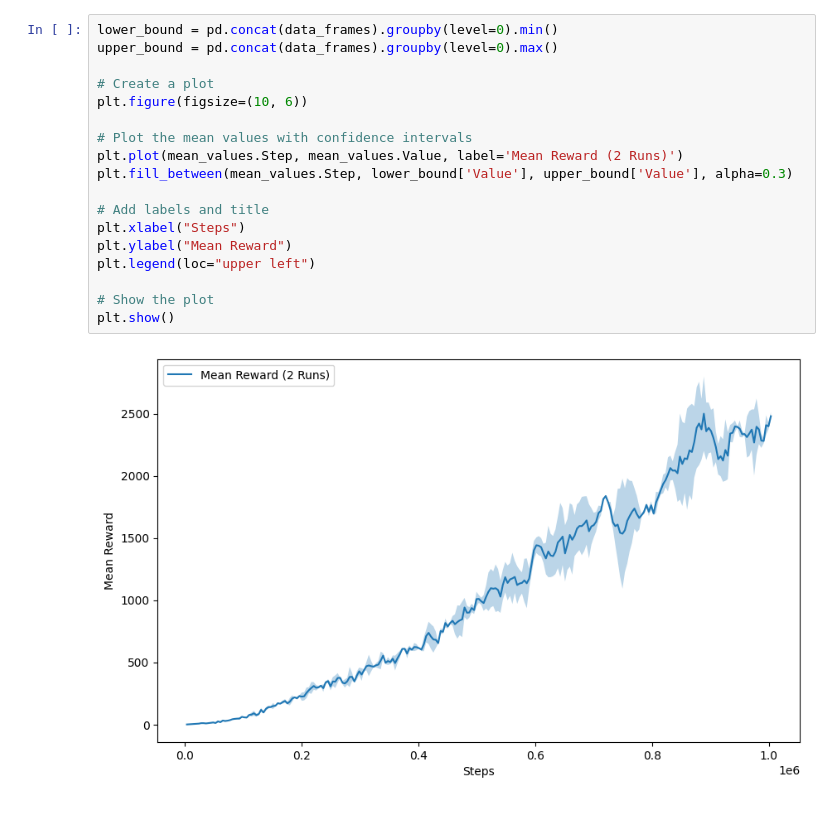
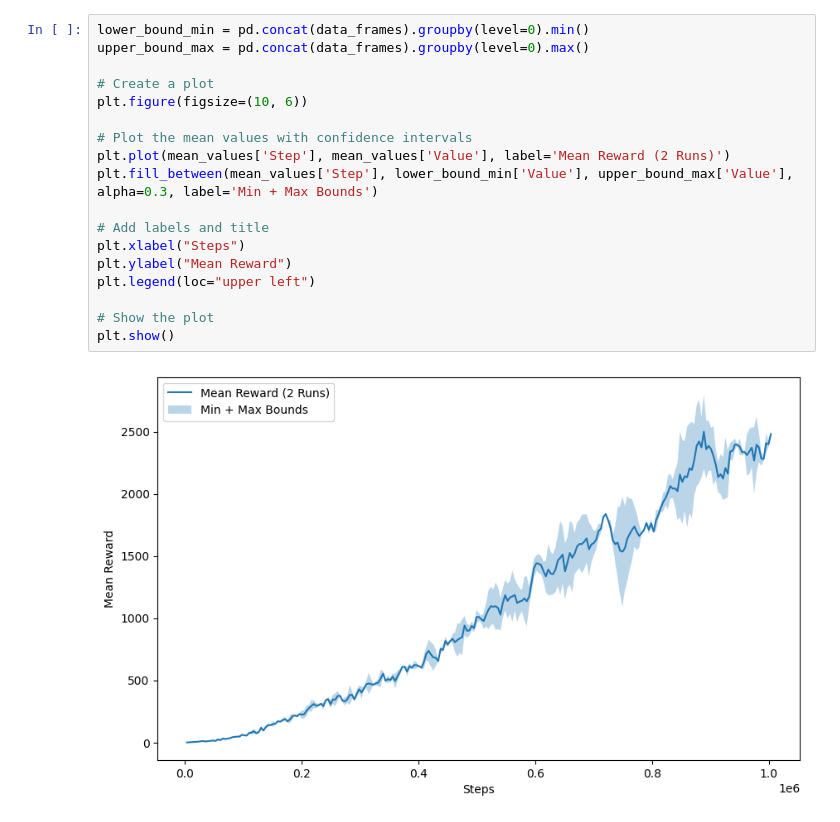
Before and after one commit to visuallization/rl_master_thesis_evaluation, a Jupyter notebook: upper_lower_bounds.ipynb, the cells around one changed output. Drawn from its saved outputs; the diff is of its cells as text.

```diff
--- a/upper_lower_bounds.ipynb
+++ b/upper_lower_bounds.ipynb
@@ -116,20 +108,20 @@ plt.show()
 # %%
-lower_bound = pd.concat(data_frames).groupby(level=0).min()
-upper_bound = pd.concat(data_frames).groupby(level=0).max()
+lower_bound_min = pd.concat(data_frames).groupby(level=0).min()
+upper_bound_max = pd.concat(data_frames).groupby(level=0).max()
 
 # Create a plot
 plt.figure(figsize=(10, 6))
 
 # Plot the mean values with confidence intervals
-plt.plot(mean_values.Step, mean_values.Value, label='Mean Reward (2 Runs)')
-plt.fill_between(mean_values.Step, lower_bound['Value'], upper_bound['Value'], alpha=0.3)
+plt.plot(mean_values['Step'], mean_values['Value'], label='Mean Reward (2 Runs)')
+plt.fill_between(mean_values['Step'], lower_bound_min['Value'], upper_bound_max['Value'], alpha=0.3, label='Min + Max Bounds')
 
 # Add labels and title
 plt.xlabel("Steps")
 plt.ylabel("Mean Reward")
 plt.legend(loc="upper left")
 
 # Show the plot
 plt.show()
 # %% [output]
-[figure, old version]
+[figure, new version]
```
Also changed, not shown: parts of 12 cells of this notebook.
